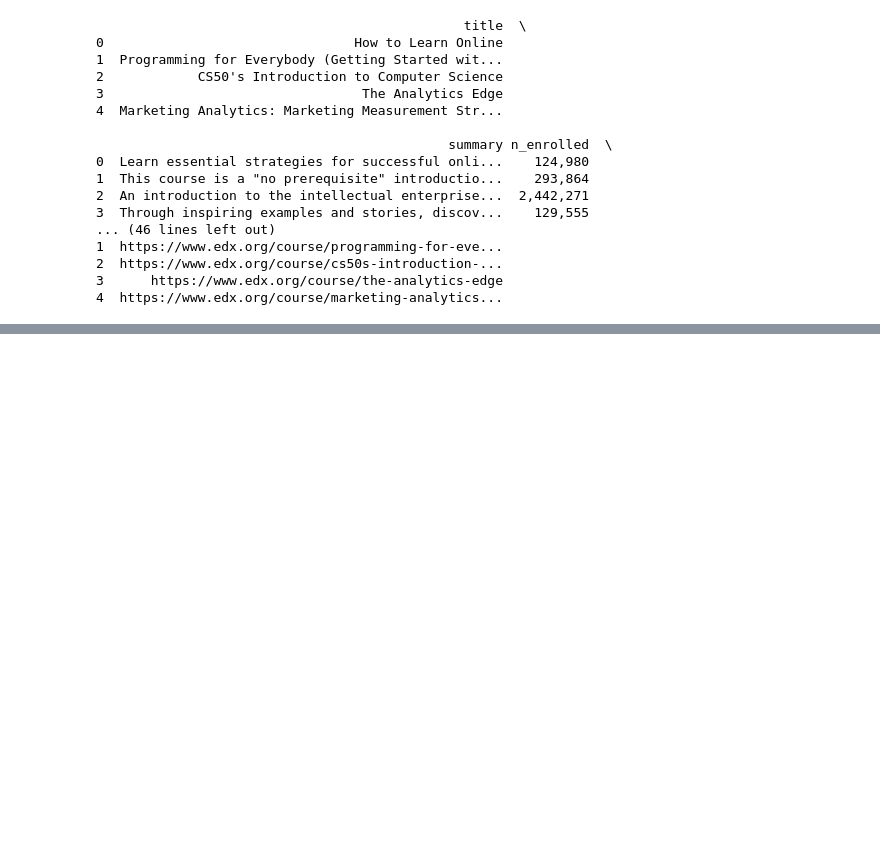
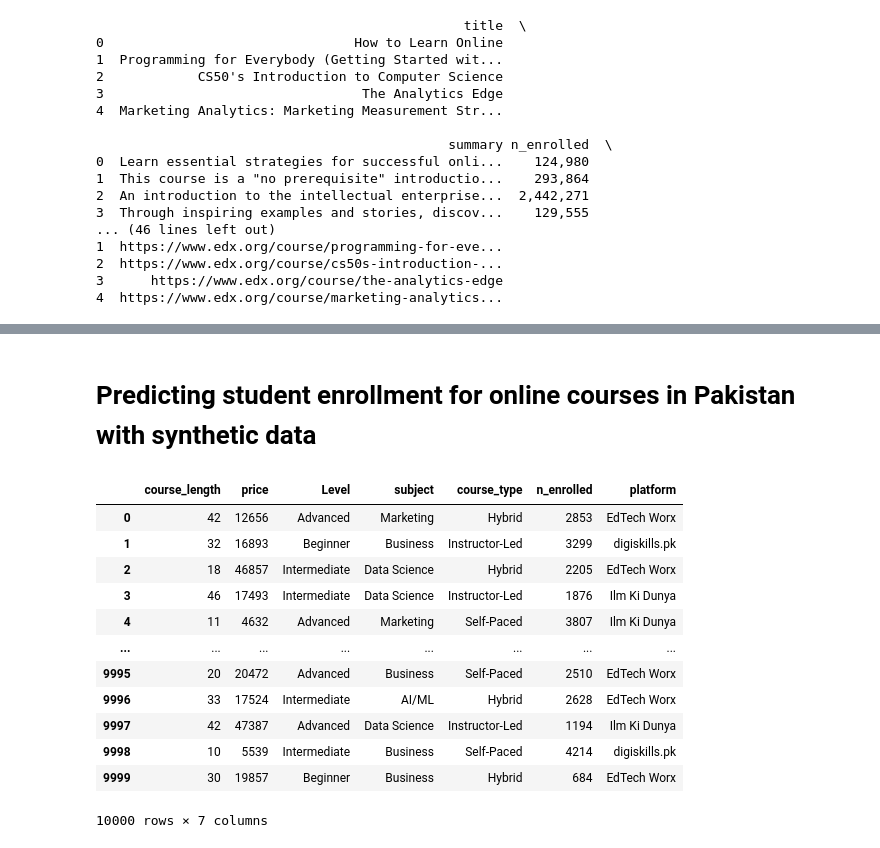
Before and after one commit to AmmarJamshed/saved-work, a Jupyter notebook: ML_EDu_enrollment.ipynb, the cells around one changed output, grey strips where cells are left out. Drawn from its saved outputs; the diff is of its cells as text; code cells hidden in the pictures; blank space fills up the shorter version.

```diff
--- a/ML_EDu_enrollment.ipynb
+++ b/ML_EDu_enrollment.ipynb
@@ -128,0 +222,41 @@ mse, y_pred[:5], y_test[:5]  # Return the MSE and first 5 predictions vs actual
+# %% [markdown]
+ # Predicting student enrollment for online courses in Pakistan with synthetic data
+# %%
+import pandas as pd
+import numpy as np
+
+# Set random seed for reproducibility
+np.random.seed(42)
+
+# Number of records (you can adjust this)
+num_samples = 10000
+
+# Generate synthetic data for features
+data = {
+    'course_length': np.random.randint(4, 52, size=num_samples),  # Course length in weeks (4-52 weeks)
+    'price': np.random.randint(1000, 50000, size=num_samples),   # Course price in PKR
+    'Level': np.random.choice(['Beginner', 'Intermediate', 'Advanced'], size=num_samples),  # Course level
+    'subject': np.random.choice(['Data Science', 'Programming', 'Business', 'AI/ML', 'Marketing'], size=num_samples),
+    'course_type': np.random.choice(['Self-Paced', 'Instructor-Led', 'Hybrid'], size=num_samples),  # Course type
+    'n_enrolled': np.random.randint(50, 5000, size=num_samples),  # Number of students enrolled
+    'platform': np.random.choice(['Ilm Ki Dunya', 'EdTech Worx', 'Sabaq Foundation', 'digiskills.pk'], size=num_samples)  # Course platform
+}
+
+# Create DataFrame
+df = pd.DataFrame(data)
+# %%
+df
+# %% [output]
+|  | course_length | price | Level | subject | course_type | n_enrolled | platform |
+| 0 | 42 | 12656 | Advanced | Marketing | Hybrid | 2853 | EdTech Worx |
+| 1 | 32 | 16893 | Beginner | Business | Instructor-Led | 3299 | digiskills.pk |
+| 2 | 18 | 46857 | Intermediate | Data Science | Hybrid | 2205 | EdTech Worx |
+| 3 | 46 | 17493 | Intermediate | Data Science | Instructor-Led | 1876 | Ilm Ki Dunya |
+| 4 | 11 | 4632 | Advanced | Marketing | Self-Paced | 3807 | Ilm Ki Dunya |
+| ... | ... | ... | ... | ... | ... | ... | ... |
+| 9995 | 20 | 20472 | Advanced | Business | Self-Paced | 2510 | EdTech Worx |
+| 9996 | 33 | 17524 | Intermediate | AI/ML | Hybrid | 2628 | EdTech Worx |
+| 9997 | 42 | 47387 | Advanced | Data Science | Instructor-Led | 1194 | Ilm Ki Dunya |
+| 9998 | 10 | 5539 | Intermediate | Business | Self-Paced | 4214 | digiskills.pk |
+| 9999 | 30 | 19857 | Beginner | Business | Hybrid | 684 | EdTech Worx |
+10000 rows × 7 columns
```
Also changed, not shown: parts of 11 cells of this notebook.
